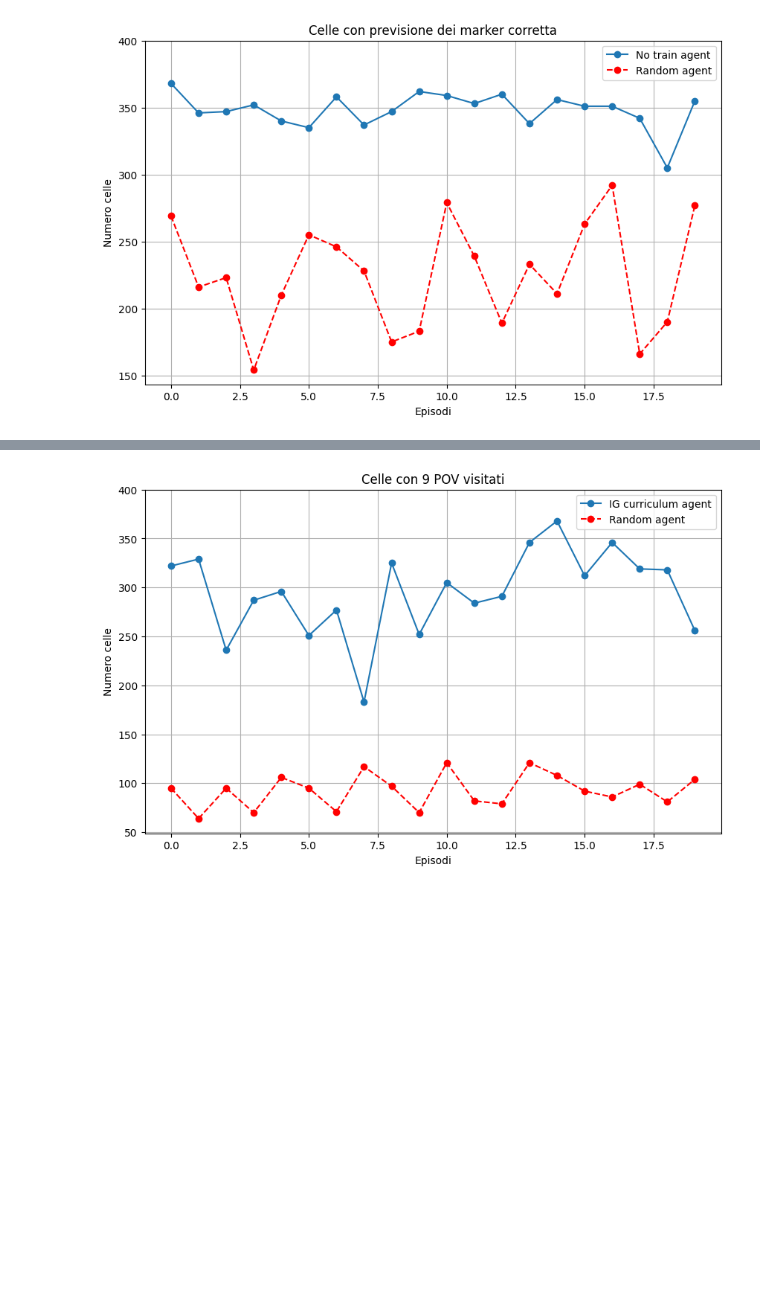
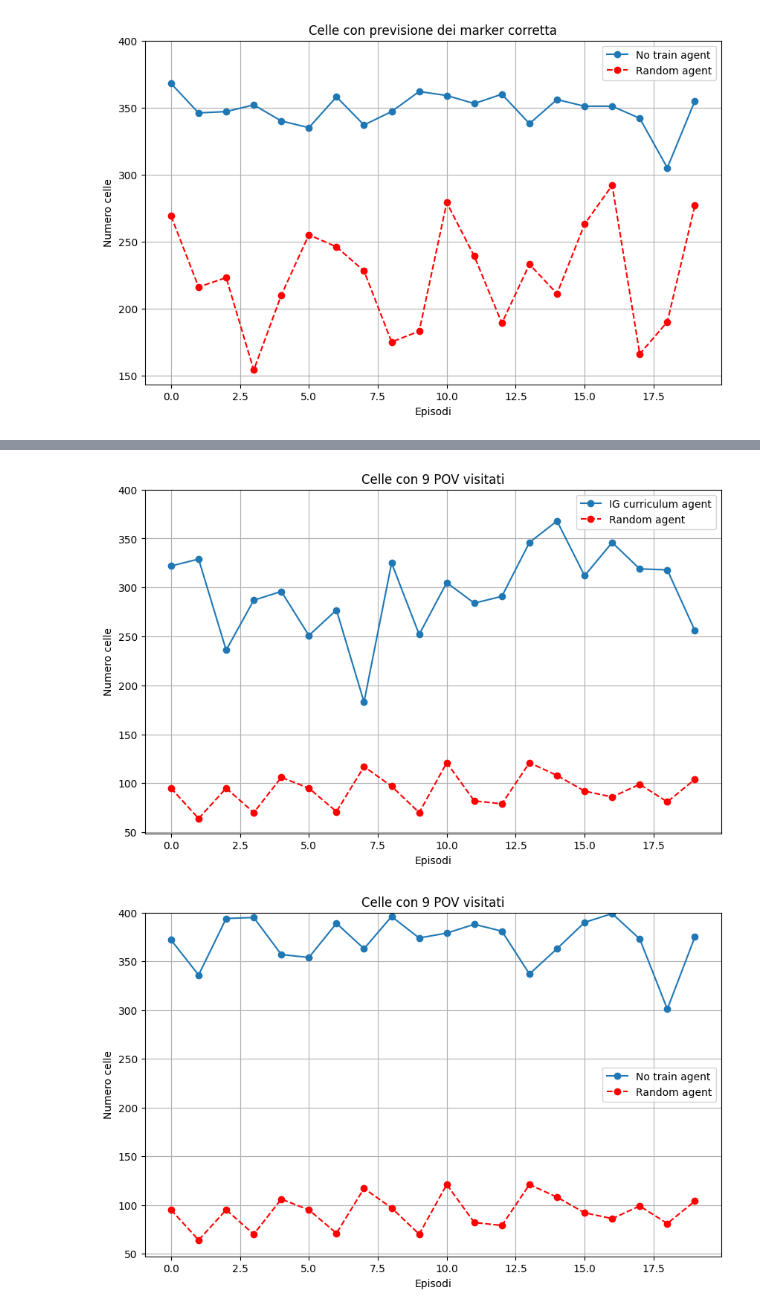
Before and after one commit to Emamasi-uni/explorationRL, a Jupyter notebook: results.ipynb, the cells around one changed output, grey strips where cells are left out. Saved outputs shown, nothing was run; the diff lists cells and outputs as text; code cells hidden in the pictures; blank space fills up the shorter version.

```diff
--- a/results.ipynb
+++ b/results.ipynb
@@ -174,7 +174,7 @@ plot_metrics(test_data_policy_no_train,
 test_data_policy_best_pov = [test_data_entropy['cells_marker_pred_1_per_run'], test_data_loss['cells_marker_pred_1_per_run'], test_data_random_agent['cells_marker_pred_1_per_run']]
 test_data_policy_ig = [test_data_ig_reward['cells_marker_pred_1_per_run'], test_data_random_agent['cells_marker_pred_1_per_run']]
 test_data_policy_ig_curriculum = [test_data_ig_reward_curriculum['cells_marker_pred_1_per_run'], test_data_random_agent['cells_marker_pred_1_per_run']]
-test_data_no_train = [test_data_no_train['cells_marker_pred_1_per_run'], test_data_random_agent['cells_marker_pred_1_per_run']]
+test_data_no_train_cell_pred = [test_data_no_train['cells_marker_pred_1_per_run'], test_data_random_agent['cells_marker_pred_1_per_run']]
 
 plot_metrics(test_data_policy_best_pov,
              title="Celle con previsione dei marker corretta",
@@ -197,12 +197,12 @@ plot_metrics(test_data_policy_ig_curriculum,
              legend_labels=["IG curriculum agent", "Random agent"],
              max_y=max_cells)
 
-plot_metrics(test_data_no_train,
-                title="Celle con previsione dei marker corretta",
-                ylabel="Numero celle",
-                xlabel="Episodi",
-                legend_labels=["No train agent", "Random agent"],
-                max_y=max_cells)
+plot_metrics(test_data_no_train_cell_pred,
+            title="Celle con previsione dei marker corretta",
+            ylabel="Numero celle",
+            xlabel="Episodi",
+            legend_labels=["No train agent", "Random agent"],
+            max_y=max_cells)
 # %% [output]
 [figure]
 [figure]
@@ -211,35 +211,41 @@ plot_metrics(test_data_no_train,
 # %%
 test_data_policy_best_pov = [test_data_entropy['cells_seen_pov_per_run'], test_data_loss['cells_seen_pov_per_run'], test_data_random_agent['cells_seen_pov_per_run']]
 test_data_policy_ig = [test_data_ig_reward['cells_seen_pov_per_run'], test_data_random_agent['cells_seen_pov_per_run']]
 test_data_policy_ig_curriculum = [test_data_ig_reward_curriculum['cells_seen_pov_per_run'], test_data_random_agent['cells_seen_pov_per_run']]
-test_data_no_train = [test_data_no_train['cells_seen_pov_per_run'], test_data_random_agent['cells_seen_pov_per_run']]
+test_data_no_train_cells_seen = [test_data_no_train['cells_seen_pov_per_run'], test_data_random_agent['cells_seen_pov_per_run']]
 
 plot_metrics(test_data_policy_best_pov,
              title="Celle con 9 POV visitati",
              ylabel="Numero celle",
              xlabel="Episodi",
              legend_labels=["Entropy agent", "Loss agent", "Random agent"],
              max_y=max_cells)
 
 plot_metrics(test_data_policy_ig,
              title="Celle con 9 POV visitati",
              ylabel="Numero celle",
              xlabel="Episodi",
              legend_labels=["IG agent", "Random agent"],
              max_y=max_cells)
 
 plot_metrics(test_data_policy_ig_curriculum,
              title="Celle con 9 POV visitati",
              ylabel="Numero celle",
              xlabel="Episodi",
              legend_labels=["IG curriculum agent", "Random agent"],
              max_y=max_cells)
 
-plot_metrics(test_data_no_train,
+plot_metrics(test_data_no_train_cells_seen,
+             title="Celle con 9 POV visitati",
+             ylabel="Numero celle",
+             xlabel="Episodi",
+             legend_labels=["No train agent", "Random agent"],
+             max_y=max_cells)
 # %% [output]
 [figure]
 [figure]
 [figure]
+[figure, added]
 # %%
 test_data_policy_best_pov = [test_data_entropy['total_steps_per_run'], test_data_loss['total_steps_per_run'], test_data_random['total_steps_per_run'], test_data_random_agent['total_steps_per_run']]
 test_data_policy_ig = [test_data_ig_reward['total_steps_per_run'], test_data_random_agent['total_steps_per_run']]
```
Also changed, not shown: parts of 3 cells of this notebook.
